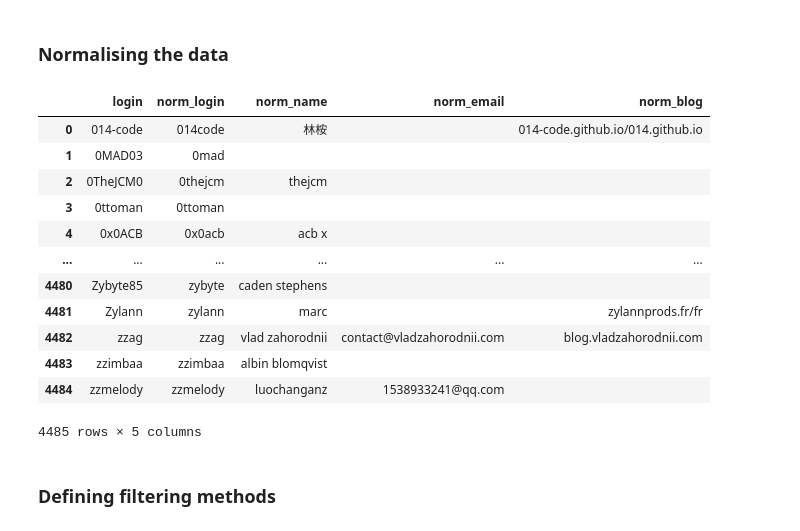
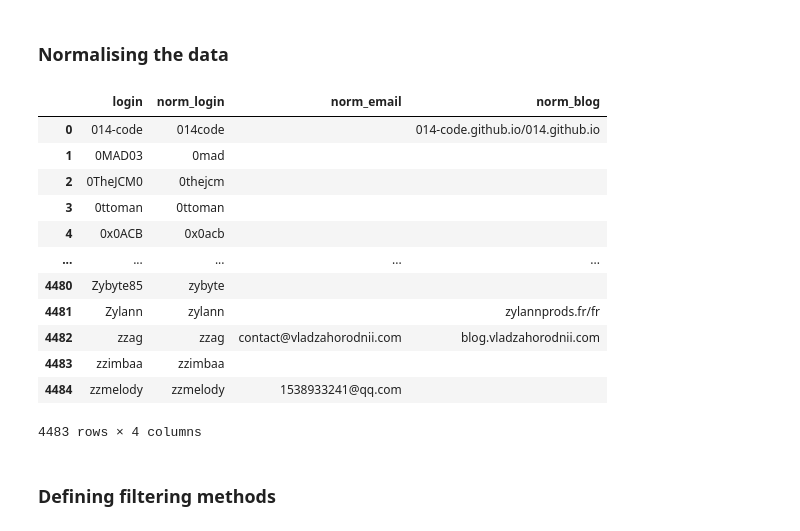
Before and after one commit to TheHankMachine/2IRR80-Group-1, a Jupyter notebook: python/process_analysis.ipynb, the cells around one changed output. Saved outputs shown, nothing was run; the diff lists cells and outputs as text; code cells hidden in the pictures.

```diff
--- a/python/process_analysis.ipynb
+++ b/python/process_analysis.ipynb
@@ -66,21 +77,20 @@ meta
 #     if result.user_type == "Bot":
 #         print(f"{result.contributor}: (Confidence: {result.confidence})")
 # %%
-EXTRA_BOTS = set()  # accounts that appear like bot accounts after manual inspection
+import re
 
-def is_bot(login, account_type) -> pd.Series:
+def is_bot(login: pd.Series, account_type) -> pd.Series:
     return (
         (account_type == "Bot")
-        | login.str.endswith("[bot]", na=False)
-        | login.isin(EXTRA_BOTS)
+        | login.str.contains("Bot", na=False, flags=re.IGNORECASE, regex=True)
     )
 
-BOTS = set()
+SUSPECTED_BOTS = set()
 
-for df in all_dfs:  # update all df-s with an is_bot field and populates the BOTS set
-    login_col = "reviewer" if df is reviews else "login" if df is users else"author"
-    df["is_bot"] = is_bot(df[login_col], df["type" if df is users else f"{login_col}_type"])
-    BOTS.update(df.loc[df["is_bot"], login_col].dropna())
+for df in all_dfs:  # adds an is_bot column to every df and fills the SUSPECTED_BOTS set
+    login_col = "reviewer" if df is reviews else "login" if df is users else "author"
+    sus = is_bot(df[login_col], df["type" if df is users else f"{login_col}_type"])
+    SUSPECTED_BOTS.update(df.loc[sus, login_col].dropna())
 
-BOTS
+SUSPECTED_BOTS
 # %% [output]
@@ -93,0 +109,6 @@ BOTS
+# %%
+for login in SUSPECTED_BOTS:
+    try:
+        print(users.loc[users["login"] == login, "url"].iloc[0])
+    except:
+        pass
@@ -97,45 +141,37 @@ BOTS
 ### Normalising the data
 # %%
 import re
-import unicodedata
-
-def normalize_name(name: str):
-    s = unicodedata.normalize("NFKD", name)
-    s = "".join(c for c in s if not unicodedata.combining(c)).lower()  # José -> jose
-    tokens = re.sub(r"[\W\d_]+", " ", s).split()                       # drop punctuation and digits
-    return " ".join(sorted(tokens))                                    # word order doesn't matter
 
 def normalize_login(login: str):
     s = re.sub(r"[-_.]", "", login.lower())  # drop separators
     return re.sub(r"\d+$", "", s) or s       # drop trailing digits
 
 def normalize_link(link: str):
     s = re.sub(r"^https?://", "", link.strip().lower())
     return re.sub(r"^www\.", "", s).rstrip("/")
 
 norm_users = pd.DataFrame()
 
 norm_users["login"] = users[~users["is_bot"]]["login"]
 norm_users["norm_login"] = users["login"].map(normalize_login)
-norm_users["norm_name"] = users["name"].fillna("").map(normalize_name)
 norm_users["norm_email"] = users["email"].fillna("").str.strip().str.lower()
 norm_users["norm_blog"] = users["blog"].fillna("").map(normalize_link)
 
 norm_users
 # %% [output]
-|  | login | norm_login | norm_name | norm_email | norm_blog |
-| 0 | 014-code | 014code | 林桉 |  | 014-code.github.io/014.github.io |
-| 1 | 0MAD03 | 0mad |  |  |  |
-| 2 | 0TheJCM0 | 0thejcm | thejcm |  |  |
-| 3 | 0ttoman | 0ttoman |  |  |  |
-| 4 | 0x0ACB | 0x0acb | acb x |  |  |
-| ... | ... | ... | ... | ... | ... |
-| 4480 | Zybyte85 | zybyte | caden stephens |  |  |
-| 4481 | Zylann | zylann | marc |  | zylannprods.fr/fr |
-| 4482 | zzag | zzag | vlad zahorodnii | contact@vladzahorodnii.com | blog.vladzahorodnii.com |
-| 4483 | zzimbaa | zzimbaa | albin blomqvist |  |  |
-| 4484 | zzmelody | zzmelody | luochanganz | 1538933241@qq.com |  |
+|  | login | norm_login | norm_email | norm_blog |
+| 0 | 014-code | 014code |  | 014-code.github.io/014.github.io |
+| 1 | 0MAD03 | 0mad |  |  |
+| 2 | 0TheJCM0 | 0thejcm |  |  |
+| 3 | 0ttoman | 0ttoman |  |  |
+| 4 | 0x0ACB | 0x0acb |  |  |
+| ... | ... | ... | ... | ... |
+| 4480 | Zybyte85 | zybyte |  |  |
+| 4481 | Zylann | zylann |  | zylannprods.fr/fr |
+| 4482 | zzag | zzag | contact@vladzahorodnii.com | blog.vladzahorodnii.com |
+| 4483 | zzimbaa | zzimbaa |  |  |
+| 4484 | zzmelody | zzmelody | 1538933241@qq.com |  |
-4485 rows × 5 columns
+4483 rows × 4 columns
 # %% [markdown]
 ### Defining filtering methods
 # %%
```
Also changed, not shown: parts of 19 cells of this notebook.
